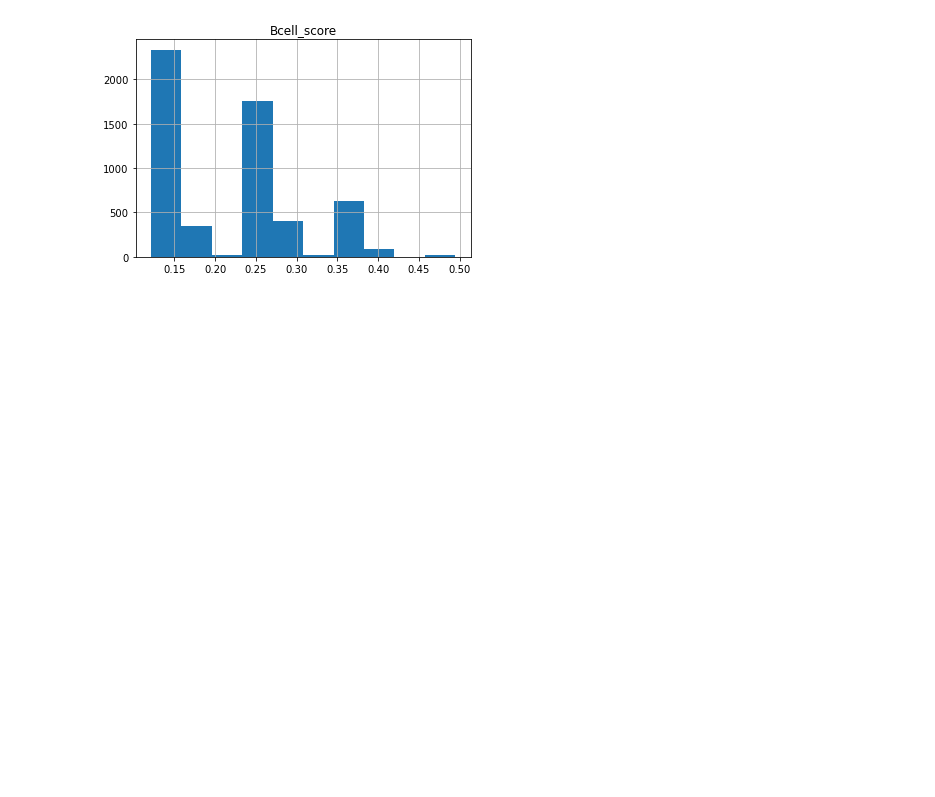
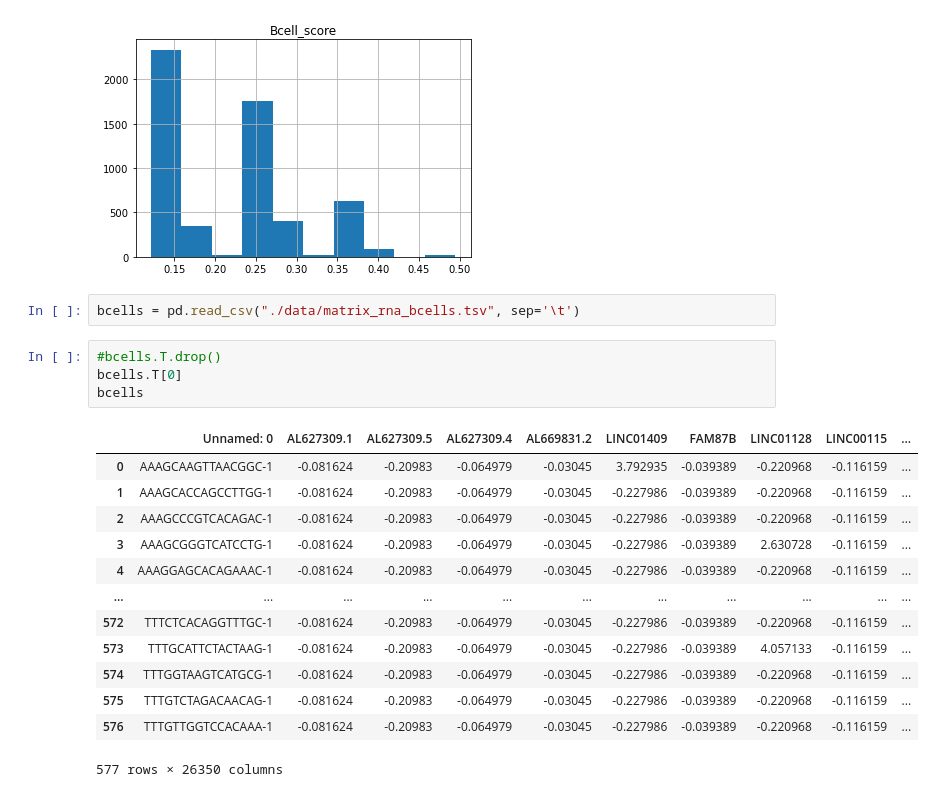
Before and after one commit to the-rich-piana/BioInfo-Notes, a Jupyter notebook: predict_cell_type.ipynb, the cells around one changed output. Saved outputs shown, nothing was run; the diff lists cells and outputs as text; blank space fills up the shorter version.

```diff
--- a/predict_cell_type.ipynb
+++ b/predict_cell_type.ipynb
@@ -332,3 +313,23 @@ Region   -0.075744
 1000     -0.071999
 Name: AAACAGCCAATCCCTT-1, Length: 1001, dtype: float64
 [figure]
+# %%
+bcells = pd.read_csv("./data/matrix_rna_bcells.tsv", sep='\t')
+# %%
+#bcells.T.drop()
+bcells.T[0]
+bcells
+# %% [output]
+|  | Unnamed: 0 | AL627309.1 | AL627309.5 | AL627309.4 | AL669831.2 | LINC01409 | FAM87B | LINC01128 | LINC00115 | ... |
+| 0 | AAAGCAAGTTAACGGC-1 | -0.081624 | -0.20983 | -0.064979 | -0.03045 | 3.792935 | -0.039389 | -0.220968 | -0.116159 | ... |
+| 1 | AAAGCACCAGCCTTGG-1 | -0.081624 | -0.20983 | -0.064979 | -0.03045 | -0.227986 | -0.039389 | -0.220968 | -0.116159 | ... |
+| 2 | AAAGCCCGTCACAGAC-1 | -0.081624 | -0.20983 | -0.064979 | -0.03045 | -0.227986 | -0.039389 | -0.220968 | -0.116159 | ... |
+| 3 | AAAGCGGGTCATCCTG-1 | -0.081624 | -0.20983 | -0.064979 | -0.03045 | -0.227986 | -0.039389 | 2.630728 | -0.116159 | ... |
+| 4 | AAAGGAGCACAGAAAC-1 | -0.081624 | -0.20983 | -0.064979 | -0.03045 | -0.227986 | -0.039389 | -0.220968 | -0.116159 | ... |
+| ... | ... | ... | ... | ... | ... | ... | ... | ... | ... | ... |
+| 572 | TTTCTCACAGGTTTGC-1 | -0.081624 | -0.20983 | -0.064979 | -0.03045 | -0.227986 | -0.039389 | -0.220968 | -0.116159 | ... |
+| 573 | TTTGCATTCTACTAAG-1 | -0.081624 | -0.20983 | -0.064979 | -0.03045 | -0.227986 | -0.039389 | 4.057133 | -0.116159 | ... |
+| 574 | TTTGGTAAGTCATGCG-1 | -0.081624 | -0.20983 | -0.064979 | -0.03045 | -0.227986 | -0.039389 | -0.220968 | -0.116159 | ... |
+| 575 | TTTGTCTAGACAACAG-1 | -0.081624 | -0.20983 | -0.064979 | -0.03045 | -0.227986 | -0.039389 | -0.220968 | -0.116159 | ... |
+| 576 | TTTGTTGGTCCACAAA-1 | -0.081624 | -0.20983 | -0.064979 | -0.03045 | -0.227986 | -0.039389 | -0.220968 | -0.116159 | ... |
+577 rows × 26350 columns
```
Also changed, not shown: parts of 9 cells of this notebook, 1 other file.
